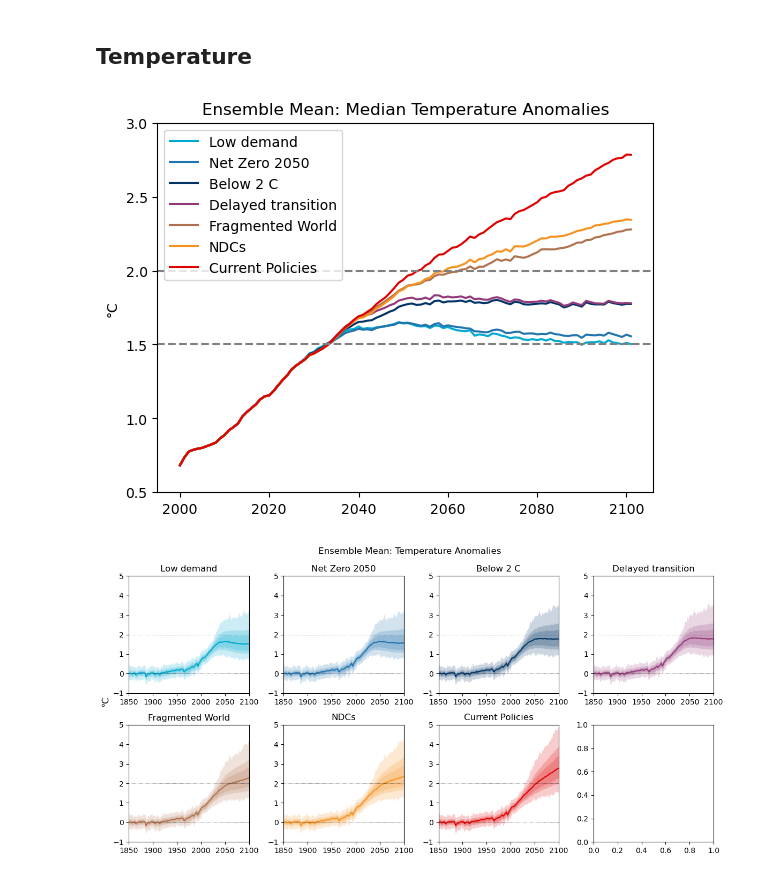
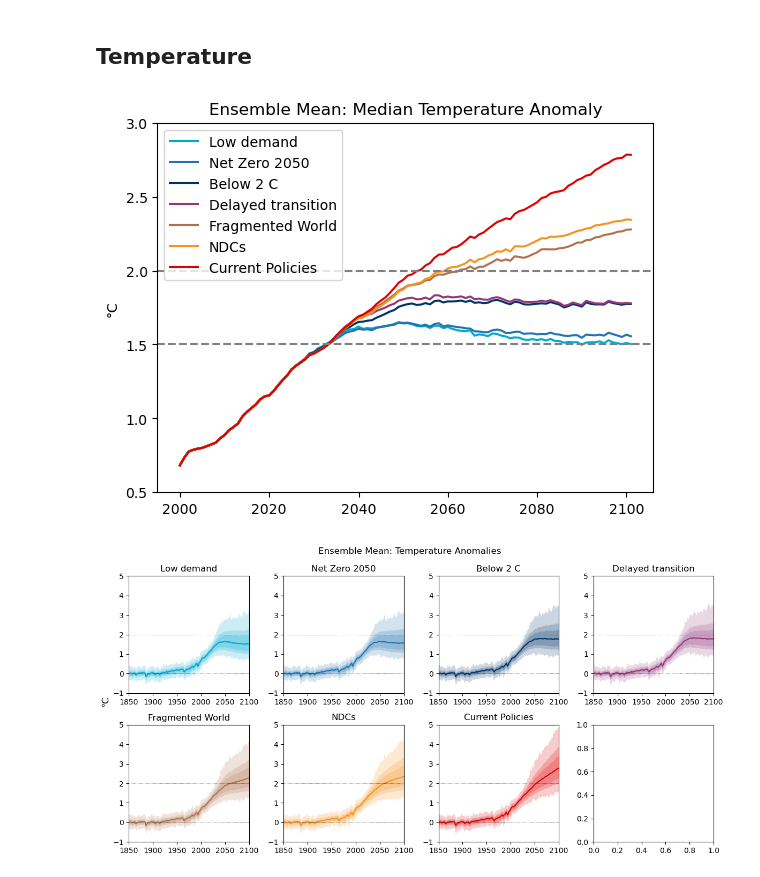
Before and after one commit to ericasimon16/woodwell_internship, a Jupyter notebook: ensemble_mean.ipynb, the cells around one changed output. Cells and saved outputs as stored; diff of their text form; code cells hidden in the pictures.

Commit message:
saving plots

```diff
--- a/ensemble_mean.ipynb
+++ b/ensemble_mean.ipynb
@@ -130,17 +130,17 @@ def calc_anomaly(f, scen):
 # %%
 for i, scenario in enumerate(scenario_order):
     plt.plot(ens_mean_temp.timebounds[250:], np.median(calc_anomaly(ens_mean_temp, scenario), axis=1)[250:], label=scenario, color=NGFS_colors[scenario])
 
 plt.legend()
 plt.ylabel('°C')
 plt.axhline(2, color='grey', linestyle='--')
 plt.axhline(1.5, color='grey', linestyle='--')
 plt.ylim(0.5,3)
-plt.title('Ensemble Mean: Median Temperature Anomalies')
-plt.savefig('plots/ens_mean/median_temp_anoms.png')
+plt.title('Ensemble Mean: Median Temperature Anomaly')
+plt.savefig('plots/ens_mean/median_temp.png')
 plt.show()
 # %% [output]
-[figure, old version]
+[figure, new version]
 # %%
 fig, ax = plt.subplots(2, 4, figsize=(12, 6))
 
```
Also changed, not shown: 11 other files.
